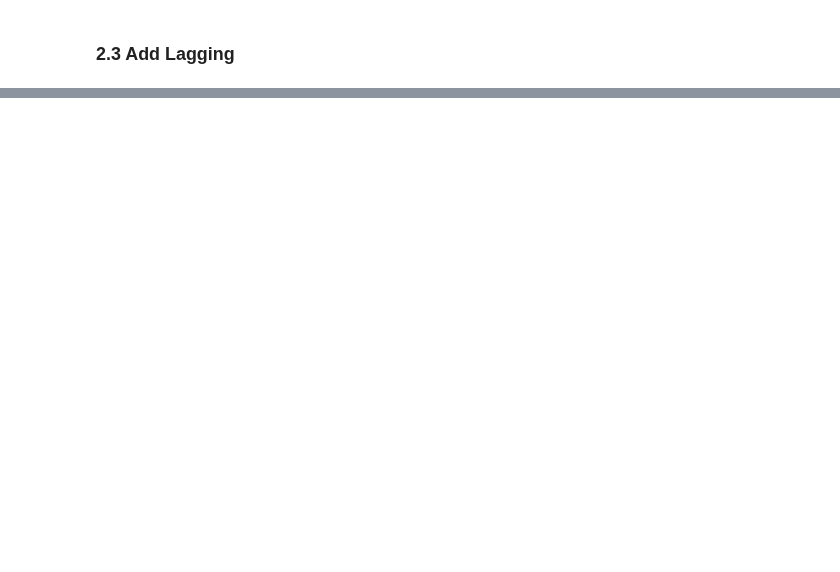
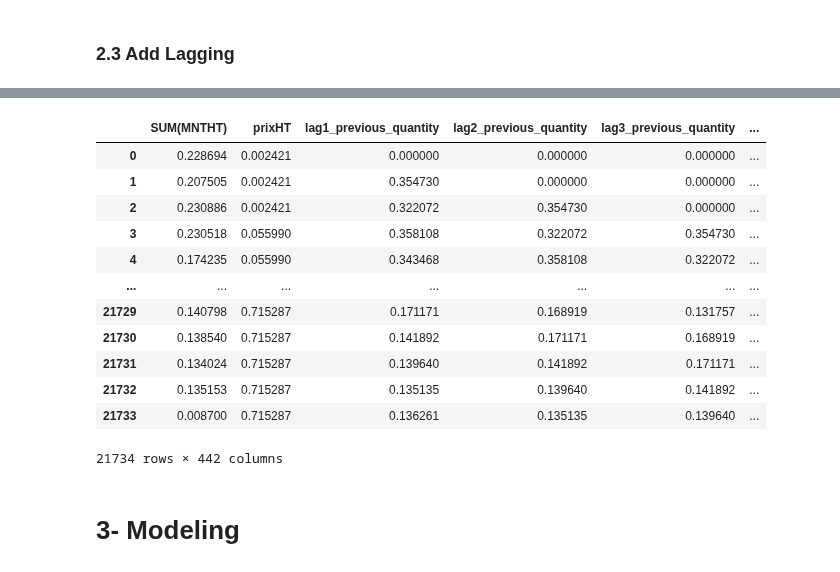
Before and after one commit to MedAzizBouzid/AGIL-ENERGY-Forecast-system, a Jupyter notebook: notebooks/BO1/forecast_customer_demand.ipynb, the cells around one changed output, grey strips where cells are left out. Saved outputs shown, nothing was run; the diff lists cells and outputs as text; code cells hidden in the pictures; blank space fills up the shorter version.

```diff
--- a/notebooks/BO1/forecast_customer_demand.ipynb
+++ b/notebooks/BO1/forecast_customer_demand.ipynb
@@ -316,0 +365,15 @@ dataset.to_csv('shifted.csv')
+# %%
+categorical_columns = ['NOMDPO', 'LIBPRD', 'NUMCPT','CODGVR','CODLOC']
+
+# Appliquer l'encodage one-hot
+data_transformed = pd.get_dummies(data_transformed, columns=categorical_columns)
+# %%
+data_transformed['MOIS'] = pd.to_datetime(data_transformed['MOIS'])
+data_transformed['Year'] = data_transformed['MOIS'].dt.year
+data_transformed['Month'] = data_transformed['MOIS'].dt.month
+data_transformed['Day'] = data_transformed['MOIS'].dt.day
+data_transformed['Weekday'] = data_transformed['MOIS'].dt.weekday
+data_transformed['Quarter'] = data_transformed['MOIS'].dt.quarter
+
+# Supprimer la colonne MOIS
+data_transformed.drop(columns=['MOIS'], inplace=True)
@@ -316,0 +382,38 @@ dataset.to_csv('shifted.csv')
+# %%
+
+data_transformed[data_transformed.select_dtypes(include='bool').columns] = data_transformed.select_dtypes(include='bool').astype(int)
+# %%
+from sklearn.preprocessing import MinMaxScaler
+
+# Create a copy of the original DataFrame without non-numeric columns
+numeric_data = data_transformed.select_dtypes(include=['number'])
+
+# Initialize the MinMaxScaler
+scaler = MinMaxScaler()
+
+# Apply Min-Max scaling to the numeric columns
+dataset_normalized = scaler.fit_transform(numeric_data)
+
+# Convert the normalized array back to a DataFrame
+dataset_normalized = pd.DataFrame(dataset_normalized, columns=numeric_data.columns)
+# %%
+columns = list(dataset_normalized.columns)
+columns.append(columns.pop(columns.index('SUM(QTEPRD)')))
+dataset_normalized = dataset_normalized[columns]
+dataset_normalized
+# %% [output]
+|  | SUM(MNTHT) | prixHT | lag1_previous_quantity | lag2_previous_quantity | lag3_previous_quantity | ... |
+| 0 | 0.228694 | 0.002421 | 0.000000 | 0.000000 | 0.000000 | ... |
+| 1 | 0.207505 | 0.002421 | 0.354730 | 0.000000 | 0.000000 | ... |
+| 2 | 0.230886 | 0.002421 | 0.322072 | 0.354730 | 0.000000 | ... |
+| 3 | 0.230518 | 0.055990 | 0.358108 | 0.322072 | 0.354730 | ... |
+| 4 | 0.174235 | 0.055990 | 0.343468 | 0.358108 | 0.322072 | ... |
+| ... | ... | ... | ... | ... | ... | ... |
+| 21729 | 0.140798 | 0.715287 | 0.171171 | 0.168919 | 0.131757 | ... |
+| 21730 | 0.138540 | 0.715287 | 0.141892 | 0.171171 | 0.168919 | ... |
+| 21731 | 0.134024 | 0.715287 | 0.139640 | 0.141892 | 0.171171 | ... |
+| 21732 | 0.135153 | 0.715287 | 0.135135 | 0.139640 | 0.141892 | ... |
+| 21733 | 0.008700 | 0.715287 | 0.136261 | 0.135135 | 0.139640 | ... |
+21734 rows × 442 columns
+# %% [markdown]
+# 3- Modeling
```
Also changed, not shown: parts of 16 cells of this notebook, 3 other files.
